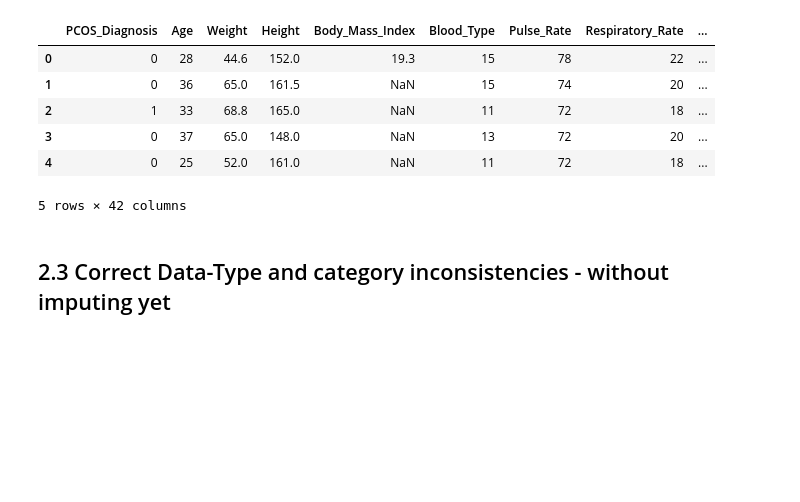
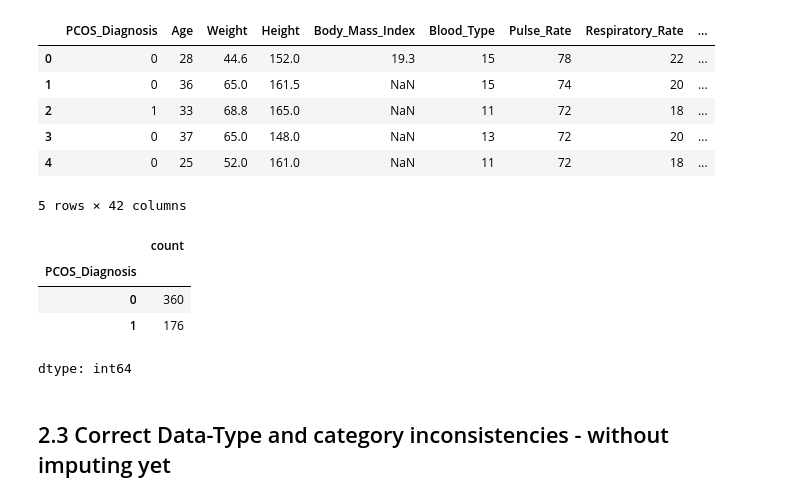
Before and after one commit to JoseAlberto88/Predictive-Analytics-, a Jupyter notebook: DAMO510_Module_06_Summer26_starter_notebook.ipynb, the cells around one changed output. Drawn from its saved outputs; the diff is of its cells as text; code cells hidden in the pictures; blank space fills up the shorter version.

```diff
--- a/DAMO510_Module_06_Summer26_starter_notebook.ipynb
+++ b/DAMO510_Module_06_Summer26_starter_notebook.ipynb
@@ -144,6 +148,14 @@ Shape after removing irrelevant fields: (536, 42)
 | 3 | 0 | 37 | 65.0 | 148.0 | NaN | 13 | 72 | 20 | ... |
 | 4 | 0 | 25 | 52.0 | 161.0 | NaN | 11 | 72 | 18 | ... |
 5 rows × 42 columns
+# %%
+df_b["PCOS_Diagnosis"].value_counts()
+# %% [output]
+|  | count |
+| PCOS_Diagnosis |  |
+| 0 | 360 |
+| 1 | 176 |
+dtype: int64
 # %% [markdown]
 ## 2.3 Correct Data-Type and category inconsistencies - without imputing yet
 # %%
```
Also changed, not shown: parts of 1 cell of this notebook.
